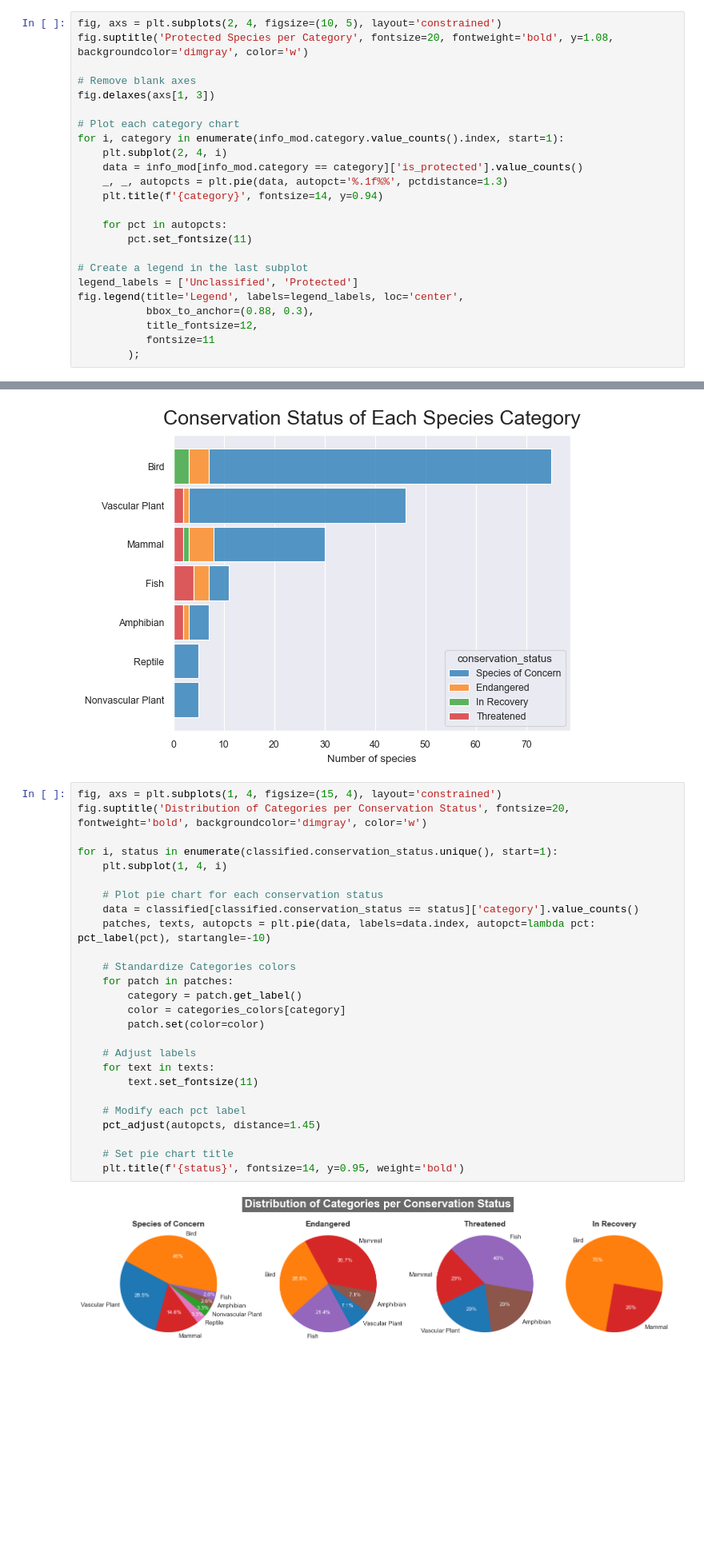
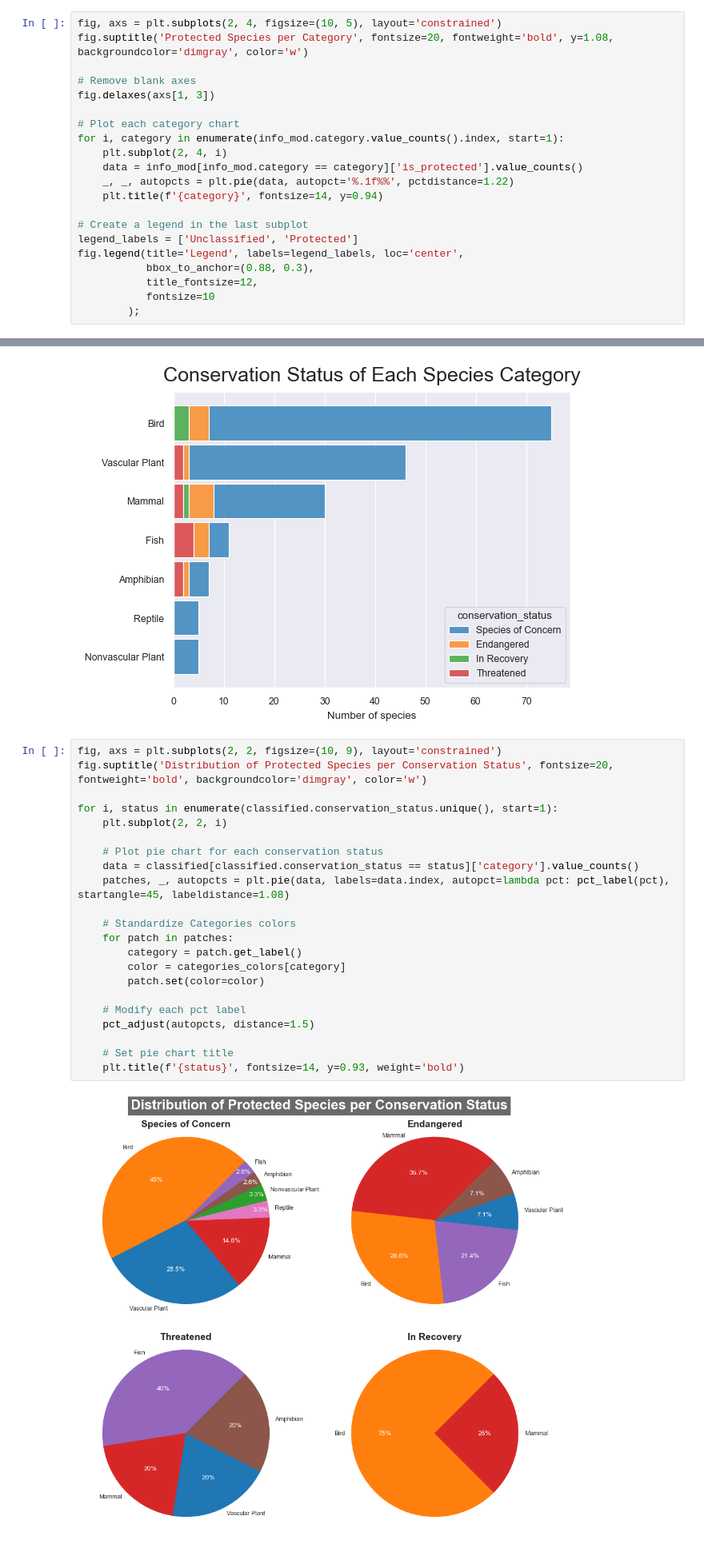
Before and after one commit to bcbmotta/biodiversity-project, a Jupyter notebook: Code/biodiversity.ipynb, the cells around one changed output, grey strips where cells are left out. Shown at 80% size. Drawn from its saved outputs; the diff is of its cells as text; blank space fills up the shorter version.

```diff
--- a/Code/biodiversity.ipynb
+++ b/Code/biodiversity.ipynb
@@ -260,17 +251,14 @@ fig.delaxes(axs[1, 3])
 for i, category in enumerate(info_mod.category.value_counts().index, start=1):
     plt.subplot(2, 4, i)
     data = info_mod[info_mod.category == category]['is_protected'].value_counts()
-    _, _, autopcts = plt.pie(data, autopct='%.1f%%', pctdistance=1.3)
+    _, _, autopcts = plt.pie(data, autopct='%.1f%%', pctdistance=1.22)
     plt.title(f'{category}', fontsize=14, y=0.94)
-
-    for pct in autopcts:
-        pct.set_fontsize(11)
 
 # Create a legend in the last subplot
 legend_labels = ['Unclassified', 'Protected']
 fig.legend(title='Legend', labels=legend_labels, loc='center',
            bbox_to_anchor=(0.88, 0.3),
            title_fontsize=12,
-           fontsize=11
+           fontsize=10
         );
 # %% [output]
@@ -289,33 +277,29 @@ plt.xlabel('Number of species');
 # %% [output]
 [figure]
 # %%
-fig, axs = plt.subplots(1, 4, figsize=(15, 4), layout='constrained')
-fig.suptitle('Distribution of Categories per Conservation Status', fontsize=20, fontweight='bold', backgroundcolor='dimgray', color='w')
+fig, axs = plt.subplots(2, 2, figsize=(10, 9), layout='constrained')
+fig.suptitle('Distribution of Protected Species per Conservation Status', fontsize=20, fontweight='bold', backgroundcolor='dimgray', color='w')
 
 for i, status in enumerate(classified.conservation_status.unique(), start=1):
-    plt.subplot(1, 4, i)
+    plt.subplot(2, 2, i)
 
     # Plot pie chart for each conservation status
     data = classified[classified.conservation_status == status]['category'].value_counts()
-    patches, texts, autopcts = plt.pie(data, labels=data.index, autopct=lambda pct: pct_label(pct), startangle=-10)
+    patches, _, autopcts = plt.pie(data, labels=data.index, autopct=lambda pct: pct_label(pct), startangle=45, labeldistance=1.08)
 
     # Standardize Categories colors
     for patch in patches:
         category = patch.get_label()
         color = categories_colors[category]
         patch.set(color=color)
 
-    # Adjust labels
-    for text in texts:
-        text.set_fontsize(11)
-
     # Modify each pct label
-    pct_adjust(autopcts, distance=1.45)
+    pct_adjust(autopcts, distance=1.5)
 
     # Set pie chart title
-    plt.title(f'{status}', fontsize=14, y=0.95, weight='bold')
+    plt.title(f'{status}', fontsize=14, y=0.93, weight='bold')
 # %% [output]
-[figure, old version]
+[figure, new version]
 # %%
 # Plot observations per park
 observations_count = obs.groupby('park_name').observations.sum().sort_values(ascending=False)
```
Also changed, not shown: parts of 6 cells of this notebook, 2 other files.
